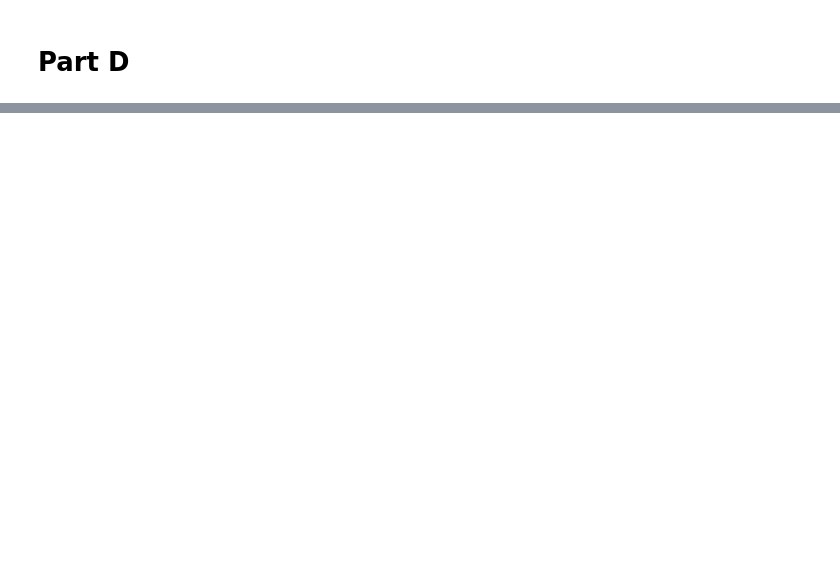
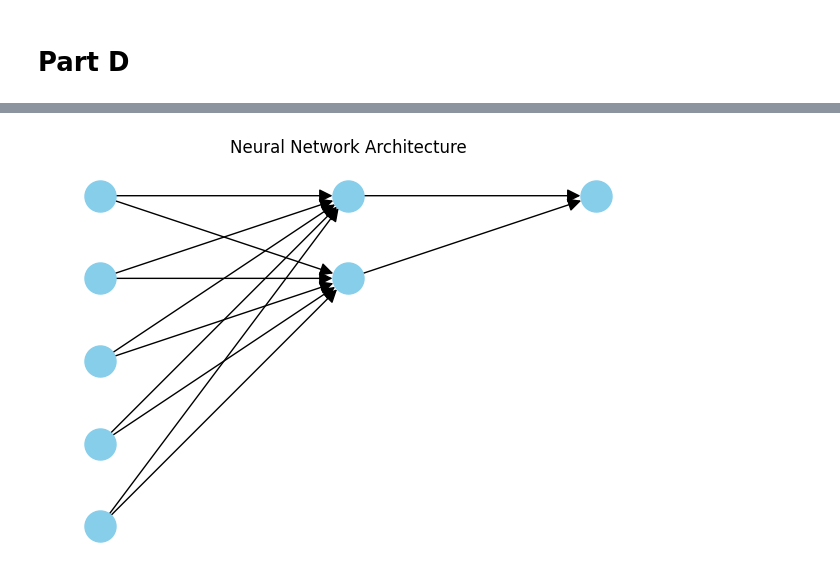
Before and after one commit to moleh13/EC48E, a Jupyter notebook: hw4/PS04.ipynb, the cells around one changed output, grey strips where cells are left out. Cells and saved outputs as stored; diff of their text form; code cells hidden in the pictures; blank space fills up the shorter version.

```diff
--- a/hw4/PS04.ipynb
+++ b/hw4/PS04.ipynb
@@ -840,0 +831,9 @@ You must install pydot (`pip install pydot`) and install graphviz (see instructi
+# %%
+model2 = Sequential()
+
+model2.add(Dense(2, input_dim=5, activation='relu'))
+model2.add(Dense(1, activation='sigmoid'))
+
+plot_nn(model2)
+# %% [output]
+[figure, added]
```
Also changed, not shown: parts of 23 cells of this notebook, 2 other files.
